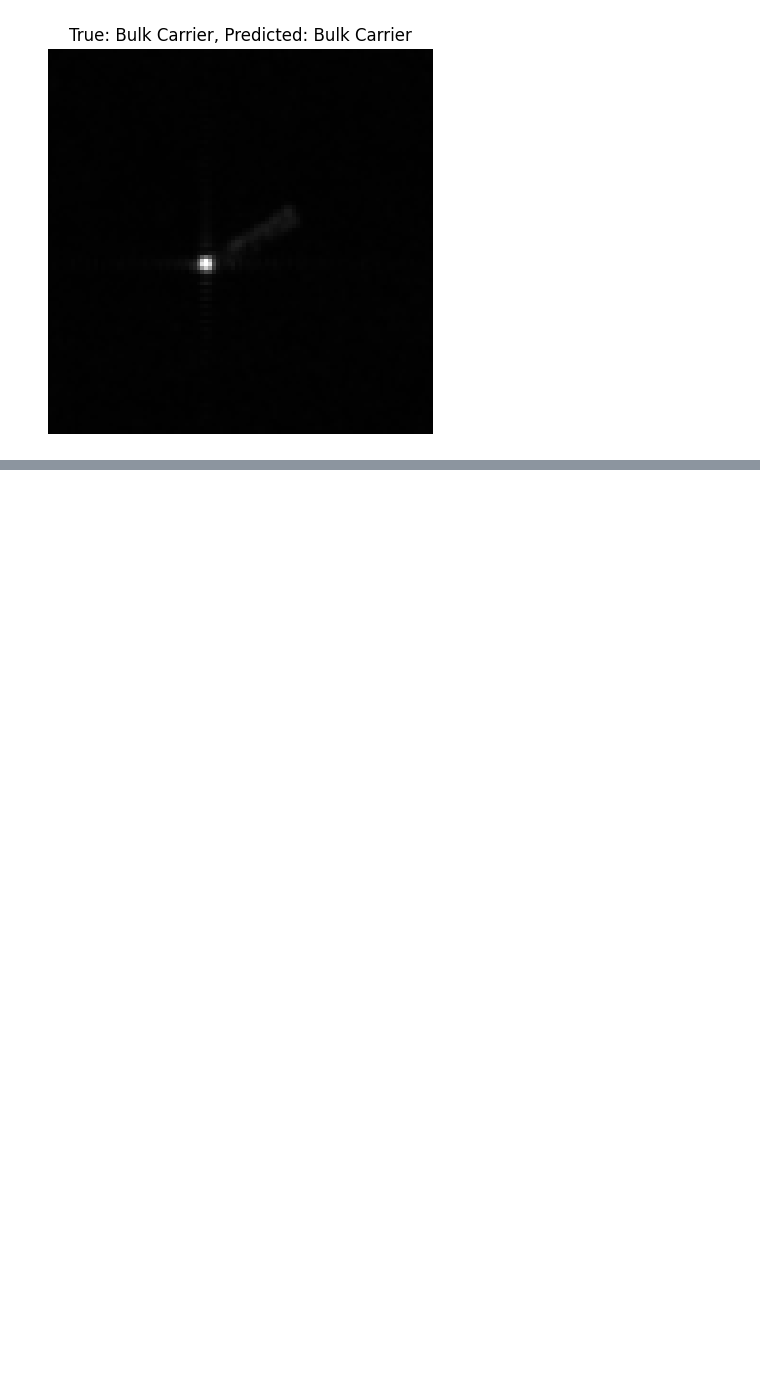
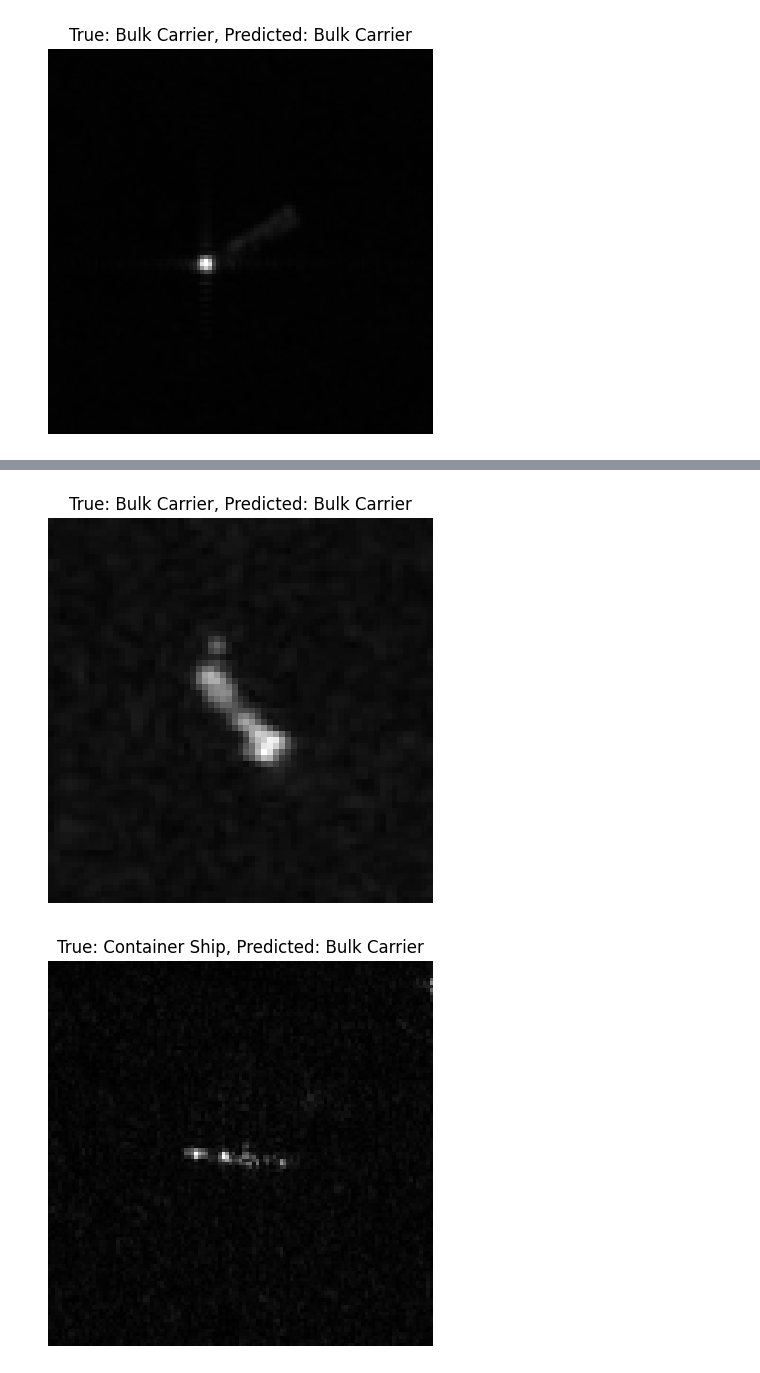
Before and after one commit to jufch/SiameseNetwork, a Jupyter notebook: Simaese_training_other_ter.ipynb, the cells around one changed output, grey strips where cells are left out. Saved outputs shown, nothing was run; the diff lists cells and outputs as text; code cells hidden in the pictures; blank space fills up the shorter version.

```diff
--- a/Simaese_training_other_ter.ipynb
+++ b/Simaese_training_other_ter.ipynb
@@ -538,0 +605,18 @@ for i in samples:
+# %%
+# Randomly select a few images
+samples = random.sample(range(len(predictions)), 10)
+
+for i in samples:
+    img_path = os.path.join(image_base_path, test_df.iloc[i]['file_path'])
+    img = load_img(img_path)
+    true_label = true_categories[i]
+    predicted_label = predictions[i]
+
+    plt.figure(figsize=(5, 5))
+    plt.imshow(img, cmap='gray')
+    plt.title(f'True: {true_label}, Predicted: {predicted_label}')
+    plt.axis('off')
+    plt.show()
+# %% [output]
+[figure, added]
+[figure, added]
```
Also changed, not shown: parts of 3 cells of this notebook, 3 other files.
